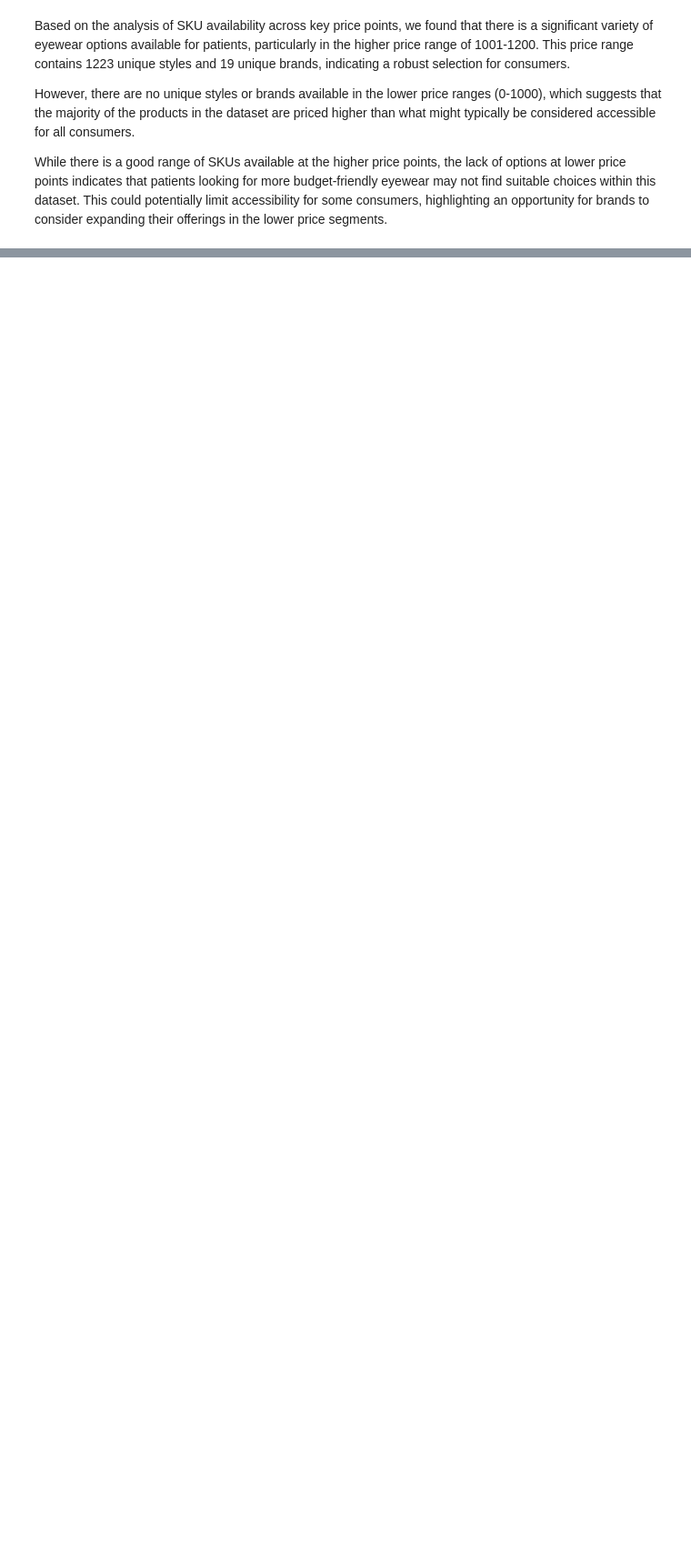
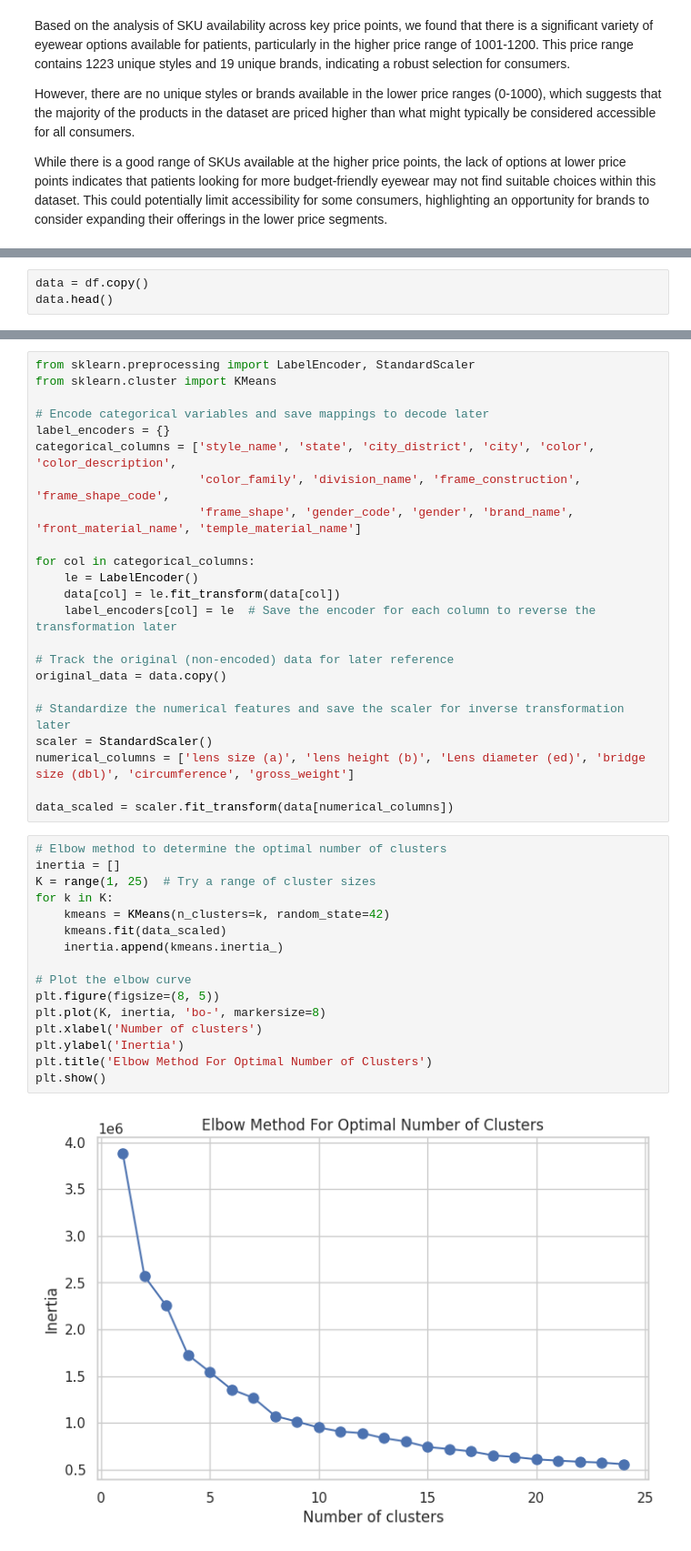
Before and after one commit to gmukku/Product-Assortment-Analysis, a Jupyter notebook: code/DSPM_Proj_Team_4.ipynb, the cells around one changed output, grey strips where cells are left out. Shown at 91% size. Cells and saved outputs as stored; diff of their text form; blank space fills up the shorter version.

Commit message:
Add K-means clustering with analysis for Q.2e

```diff
--- a/code/DSPM_Proj_Team_4.ipynb
+++ b/code/DSPM_Proj_Team_4.ipynb
@@ -480,0 +485,3 @@ While there is a good range of SKUs available at the higher price points, the la
+# %%
+data = df.copy()
+data.head()
@@ -480,0 +523,41 @@ While there is a good range of SKUs available at the higher price points, the la
+# %%
+from sklearn.preprocessing import LabelEncoder, StandardScaler
+from sklearn.cluster import KMeans
+
+# Encode categorical variables and save mappings to decode later
+label_encoders = {}
+categorical_columns = ['style_name', 'state', 'city_district', 'city', 'color', 'color_description',
+                       'color_family', 'division_name', 'frame_construction', 'frame_shape_code',
+                       'frame_shape', 'gender_code', 'gender', 'brand_name', 'front_material_name', 'temple_material_name']
+
+for col in categorical_columns:
+    le = LabelEncoder()
+    data[col] = le.fit_transform(data[col])
+    label_encoders[col] = le  # Save the encoder for each column to reverse the transformation later
+
+# Track the original (non-encoded) data for later reference
+original_data = data.copy()
+
+# Standardize the numerical features and save the scaler for inverse transformation later
+scaler = StandardScaler()
+numerical_columns = ['lens size (a)', 'lens height (b)', 'Lens diameter (ed)', 'bridge size (dbl)', 'circumference', 'gross_weight']
+
+data_scaled = scaler.fit_transform(data[numerical_columns])
+# %%
+# Elbow method to determine the optimal number of clusters
+inertia = []
+K = range(1, 25)  # Try a range of cluster sizes
+for k in K:
+    kmeans = KMeans(n_clusters=k, random_state=42)
+    kmeans.fit(data_scaled)
+    inertia.append(kmeans.inertia_)
+
+# Plot the elbow curve
+plt.figure(figsize=(8, 5))
+plt.plot(K, inertia, 'bo-', markersize=8)
+plt.xlabel('Number of clusters')
+plt.ylabel('Inertia')
+plt.title('Elbow Method For Optimal Number of Clusters')
+plt.show()
+# %% [output]
+[figure, added]
```
Also changed, not shown: parts of 22 cells of this notebook.
